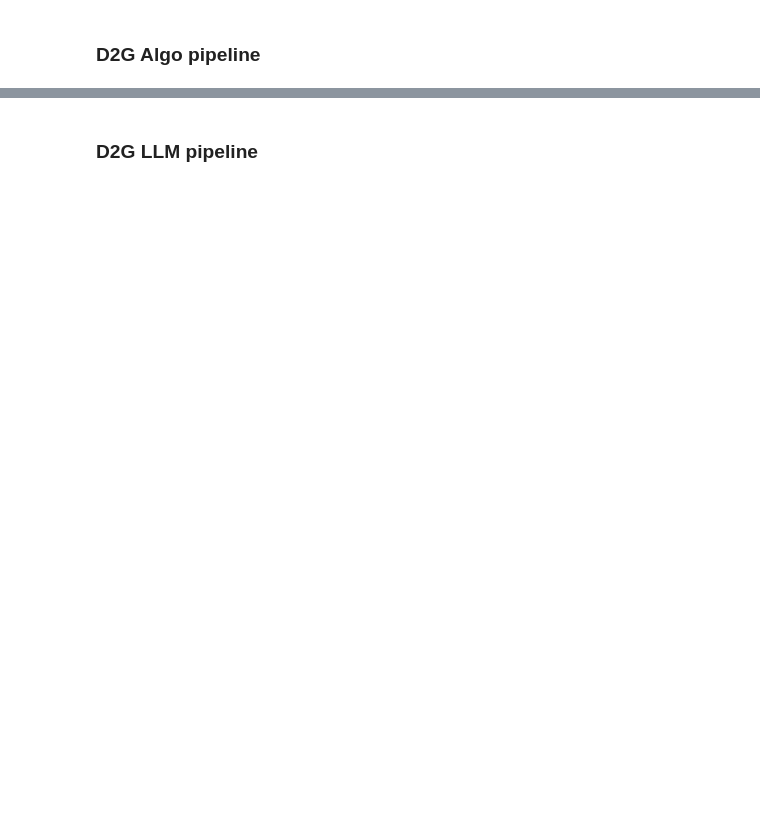
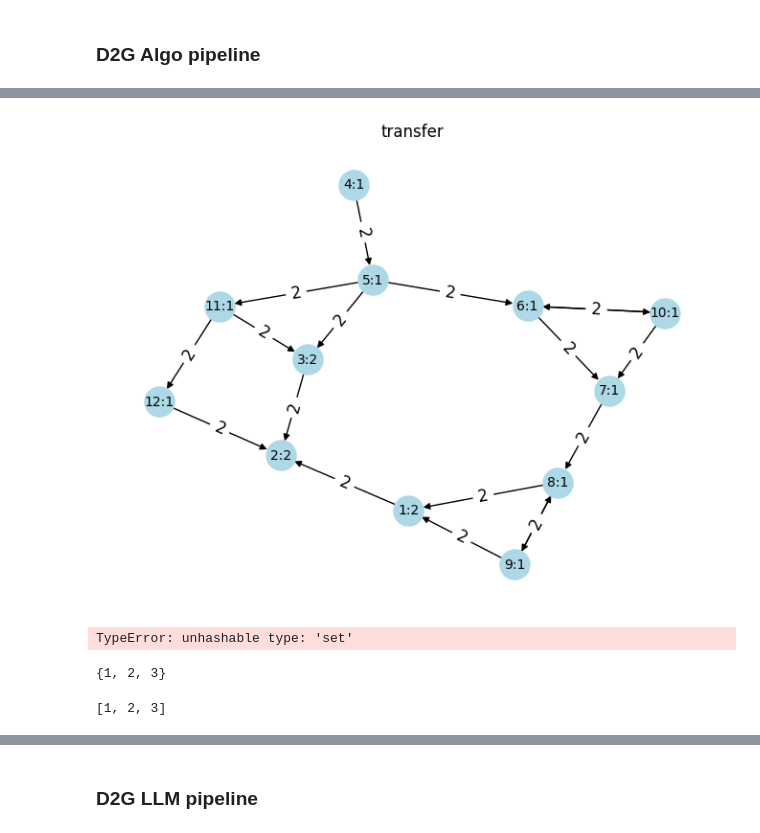
Before and after one commit to deeppavlov/dialogue2graph, a Jupyter notebook: experiments/exp2025_03_20_d2g_pipeline/exp2025_03_20_d2g_pipeline/test_pipeline.ipynb, the cells around one changed output, grey strips where cells are left out. Drawn from its saved outputs; the diff is of its cells as text; code cells hidden in the pictures; blank space fills up the shorter version.

```diff
--- a/experiments/exp2025_03_20_d2g_pipeline/exp2025_03_20_d2g_pipeline/test_pipeline.ipynb
+++ b/experiments/exp2025_03_20_d2g_pipeline/exp2025_03_20_d2g_pipeline/test_pipeline.ipynb
@@ -125,7 +154,9 @@ graph.visualise_short("transfer")
 # %%
-with open('transfer.json') as f:
+with open('transfer_2.json') as f:
     data = json.load(f)
 
-raw_data = PipelineRawDataType(dialogs=data)
+raw_data = PipelineRawDataType(dialogs=data['dialogues'])
 graph, report = pipeline.invoke(raw_data)
 graph.visualise_short("transfer")
+# %% [output]
+[figure, added]
@@ -131,0 +165,14 @@ graph.visualise_short("transfer")
+# %%
+{3}.add({1,2})
+# %% [output]
+TypeError: unhashable type: 'set'
+# %%
+b = {3}
+b.update((1,2))
+b
+# %% [output]
+{1, 2, 3}
+# %%
+list(b)
+# %% [output]
+[1, 2, 3]
```
Also changed, not shown: parts of 9 cells of this notebook, 20 other files.
